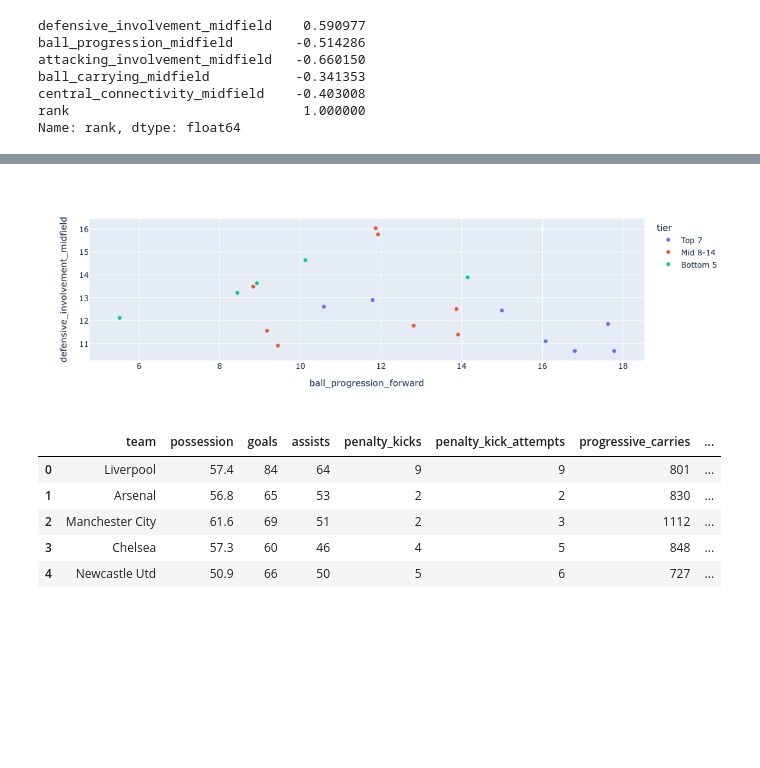
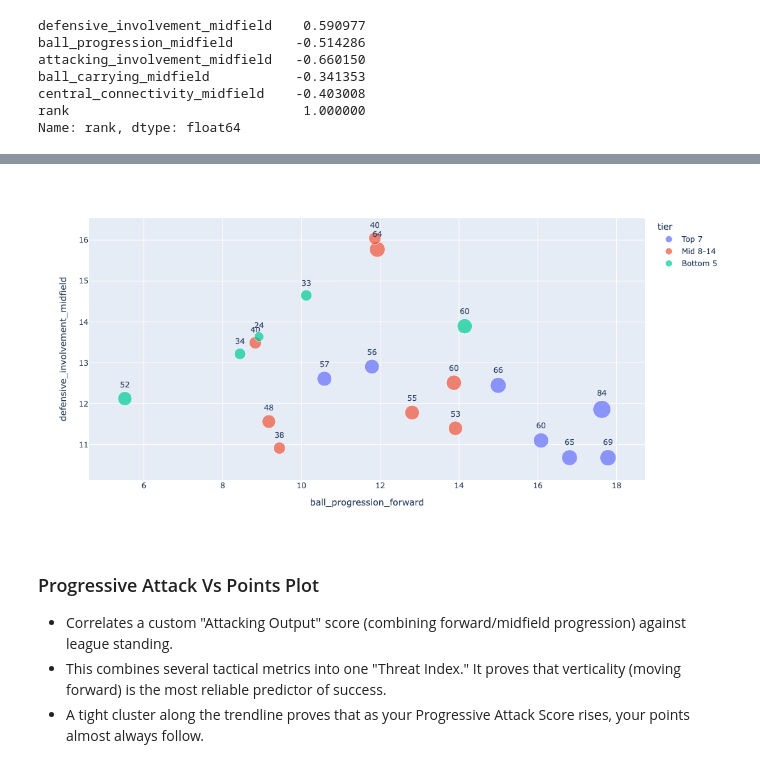
Before and after one commit to michaelkot1/Premier_League_2024-2025_analysis, a Jupyter notebook: main_inspecting.ipynb, the cells around one changed output, grey strips where cells are left out. Saved outputs shown, nothing was run; the diff lists cells and outputs as text; code cells hidden in the pictures; blank space fills up the shorter version.

```diff
--- a/main_inspecting.ipynb
+++ b/main_inspecting.ipynb
@@ -61,2 +47,6 @@ team_stats = team_stats.drop(columns=['players','age','expected_goals','yellows'
 # %%
-team_stats.columns
+new_column_order = ['team','rank','possession', 'goals', 'assists', 'expected_goals', 'expected_assists',
+    'progressive_carries', 'progressive_passes', 'penalty_kicks', 'penalty_kick_attempts',
+    'win', 'draw', 'loss', 'conceded', 'points',
+    'annual_normalized'
+]
@@ -69,3 +53,5 @@ Index(['team', 'possession', 'goals', 'assists', 'penalty_kicks',
+# %%
+team_stats = team_stats[new_column_order].sort_values(by='rank',ascending=True).reset_index(drop=True)
 # %%
 columns = ['possession','goals','annual_normalized','assists','conceded', 'penalty_kicks',
        'penalty_kick_attempts', 'progressive_carries', 'progressive_passes'
@@ -674,3 +580,8 @@ master_df = master_df.merge(forward_per_90[['team', 'defensive_involvement_forwa
 
 # Add the Tier group
 master_df['tier'] = pd.cut(master_df['rank'], bins=[-1, 7, 15, 21], labels=['Top 7', 'Mid 8-14', 'Bottom 5'])
+# %%
+cols_to_90 = ['progressive_passes', 'progressive_carries', 'expected_goals',
+               'attacking_touches', 'middle_touches', 'goals']
+for col in cols_to_90:
+    master_df[f'{col}_p90'] = master_df[col] / 38
@@ -785,2 +700,0 @@ central_connectivity   0.381859  0.403962  0.338293
-# %%
-master_df['defensive_involvement_df_mf'] = (master_df['defensive_involvement_defense'] + master_df['defensive_involvement_midfield']) / 2
@@ -787,20 +703,11 @@ master_df['defensive_involvement_df_mf'] = (master_df['defensive_involvement_def
 # %%
 fig = px.scatter(master_df,x='ball_progression_forward',y='defensive_involvement_midfield',
-          color='tier',hover_name='team')
+          color='tier',hover_name='team',size='goals',text='goals',width=1000,height=550,)
 
-
+fig.update_traces(textposition='top center')
 fig.show()
 # %% [output]
-[figure, old version]
+[figure, new version]
-# %%
-master_df.head()
-# %% [output]
-|  | team | possession | goals | assists | penalty_kicks | penalty_kick_attempts | progressive_carries | ... |
-| 0 | Liverpool | 57.4 | 84 | 64 | 9 | 9 | 801 | ... |
-| 1 | Arsenal | 56.8 | 65 | 53 | 2 | 2 | 830 | ... |
-| 2 | Manchester City | 61.6 | 69 | 51 | 2 | 3 | 1112 | ... |
-| 3 | Chelsea | 57.3 | 60 | 46 | 4 | 5 | 848 | ... |
-| 4 | Newcastle Utd | 50.9 | 66 | 50 | 5 | 6 | 727 | ... |
 # %%
 master_df['progressive_attack_score'] = (
     master_df['ball_progression_forward'] +
@@ -819,4 +726,9 @@ master_df['defensive_reactivity'] = (
     master_df['defensive_involvement_midfield'] +
     master_df['defensive_involvement_defense']
 )
+# %% [markdown]
+### Progressive Attack Vs Points Plot
+* Correlates a custom "Attacking Output" score (combining forward/midfield progression) against league standing.
+* This combines several tactical metrics into one "Threat Index." It proves that verticality (moving forward) is the most reliable predictor of success.
+* A tight cluster along the trendline proves that as your Progressive Attack Score rises, your points almost always follow.
 # %%
```
Also changed, not shown: parts of 100 cells of this notebook, 1 other file.
